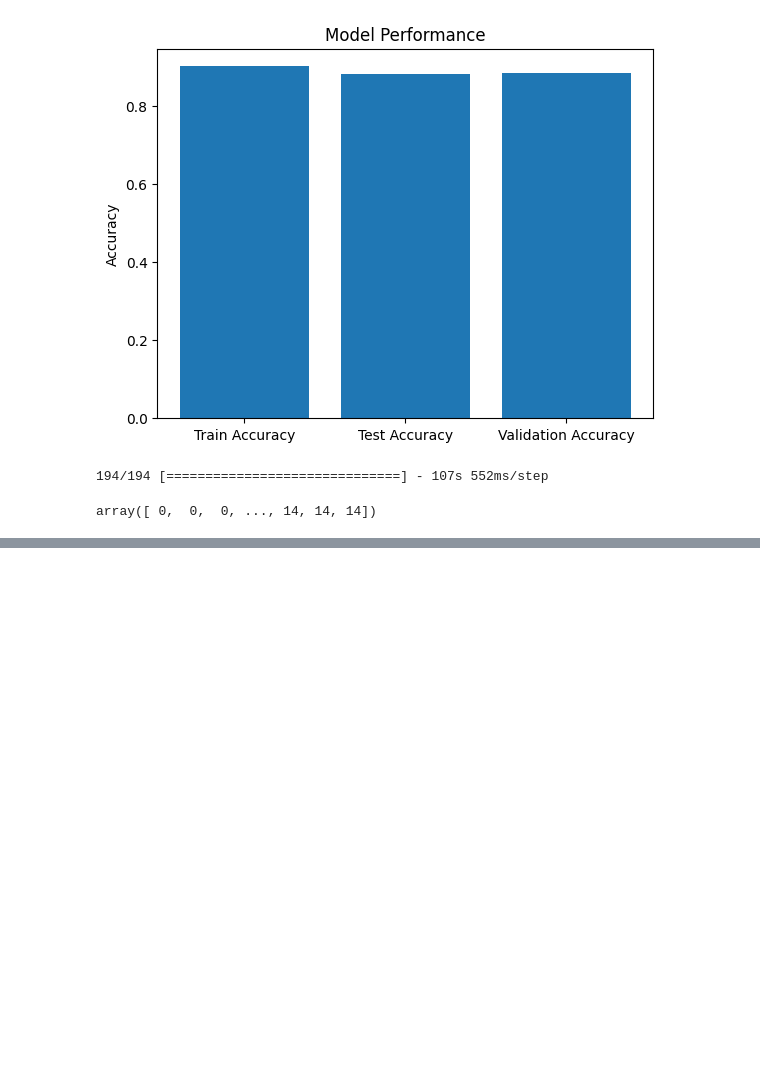
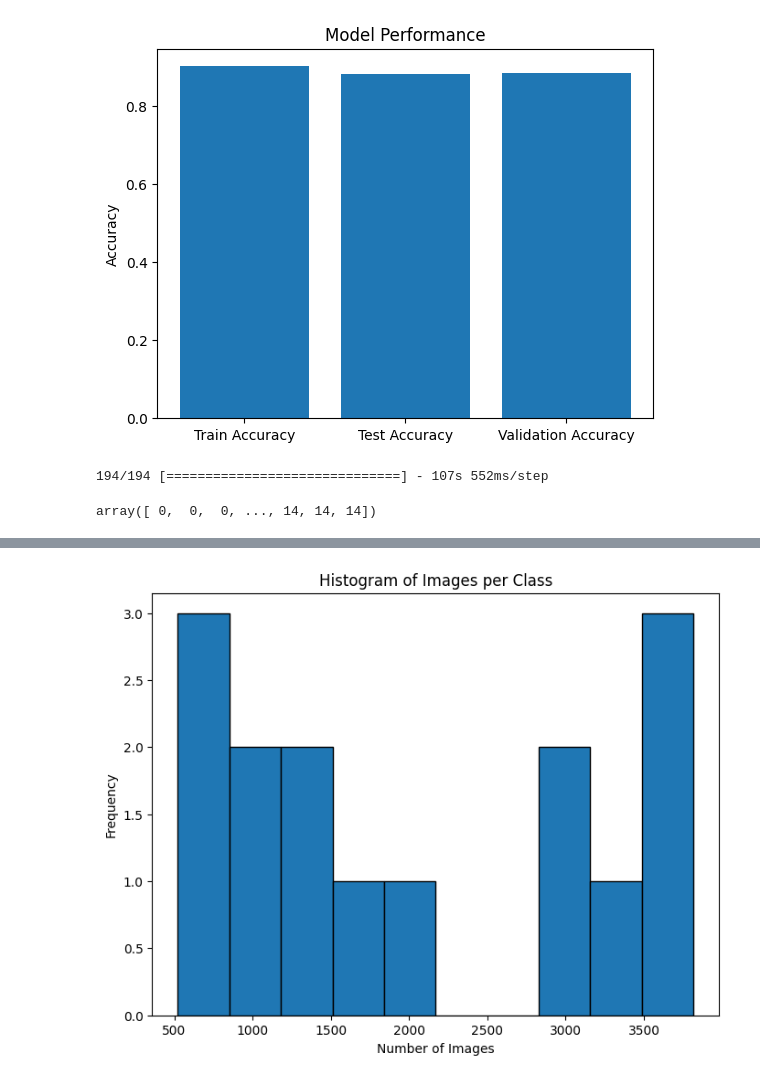
Before and after one commit to NishatVasker/Feeding_Nation_Main_Research, a Jupyter notebook: Fedding_Nation_01.ipynb, the cells around one changed output, grey strips where cells are left out. Cells and saved outputs as stored; diff of their text form; code cells hidden in the pictures; blank space fills up the shorter version.

```diff
--- a/Fedding_Nation_01.ipynb
+++ b/Fedding_Nation_01.ipynb
@@ -423,0 +681,96 @@ ValueError: ignored
+# %%
+import matplotlib.pyplot as plt
+import numpy as np
+
+# Class names and labels
+labels = ['Potato___Healthy', 'Corn___Healthy', 'Wheat___Healthy', 'Potato___Late_Blight', 'Rice___Leaf_Blast',
+          'Wheat___Brown_Rust', 'Rice___Healthy', 'Corn___Gray_Leaf_Spot', 'Potato___Early_Blight',
+          'Rice___Brown_Spot', 'Wheat___Yellow_Rust', 'Corn___Common_Rust', 'Invalid', 'Corn___Leaf_Blight',
+          'Rice___Hispa']
+
+# Sample data for different types of graphs (replace with actual data)
+# You can use your actual data or analyze the model predictions for generating the graphs.
+
+# Sample data for histogram
+hist_data = [2006, 3718, 1497, 3131, 1182, 1128, 523, 3284, 3149, 563, 1156, 3814, 1563, 3816, 523]
+
+# Sample data for bar chart with error bars
+bar_data = [3000, 4000, 2500, 3500, 4200]
+errors = [200, 300, 150, 250, 180]
+
+# Sample data for box plot with multiple categories
+box_data1 = [10, 20, 25, 30, 35]
+box_data2 = [15, 18, 22, 28, 32]
+box_data3 = [8, 12, 16, 20, 24]
+
+# Sample data for pie chart
+pie_data = [15, 30, 45, 10]
+explode = [0, 0.1, 0, 0]
+
+# Sample data for scatter plot
+x_coords = np.random.randint(0, 100, len(labels))
+y_coords = np.random.randint(0, 100, len(labels))
+
+# Plotting different types of graphs
+
+# Histogram
+plt.figure(figsize=(8, 6))
+plt.hist(hist_data, bins=10, edgecolor='black')
+plt.xlabel('Number of Images')
+plt.ylabel('Frequency')
+plt.title('Histogram of Images per Class')
+plt.show()
+
+# Bar chart with error bars
+plt.figure(figsize=(8, 6))
+plt.bar(labels, bar_data, yerr=errors, capsize=5)
+plt.xlabel('Crop Disease Classes')
+plt.ylabel('Count')
+plt.title('Bar Chart of Crop Disease Classes with Error Bars')
+plt.xticks(rotation=45)
+plt.show()
+
+# Box plot with multiple categories
+plt.figure(figsize=(8, 6))
+plt.boxplot([box_data1, box_data2, box_data3], labels=['Category 1', 'Category 2', 'Category 3'])
+plt.xlabel('Categories')
+plt.ylabel('Values')
+plt.title('Box Plot of Multiple Categories')
+plt.show()
+
+# Pie chart with exploded sections
+plt.figure(figsize=(8, 8))
+plt.pie(pie_data, labels=labels, explode=explode, autopct='%1.1f%%', shadow=True)
+plt.title('Pie Chart of Crop Disease Classes')
+plt.axis('equal')
+plt.show()
+
+# Scatter plot with class labels
+class_colors = {
+    'Potato___Healthy': 'red',
+    'Corn___Healthy': 'blue',
+    'Wheat___Healthy': 'green',
+    'Potato___Late_Blight': 'purple',
+    'Rice___Leaf_Blast': 'orange',
+    'Wheat___Brown_Rust': 'pink',
+    'Rice___Healthy': 'cyan',
+    'Corn___Gray_Leaf_Spot': 'gray',
+    'Potato___Early_Blight': 'brown',
+    'Rice___Brown_Spot': 'yellow',
+    'Wheat___Yellow_Rust': 'black',
+    'Corn___Common_Rust': 'magenta',
+    'Invalid': 'lightblue',
+    'Corn___Leaf_Blight': 'lightgreen',
+    'Rice___Hispa': 'lightcoral'
+}
+
+plt.figure(figsize=(8, 6))
+for i, label in enumerate(labels):
+    plt.scatter(x_coords[i], y_coords[i], c=class_colors[label], label=label)
+plt.xlabel('X-coordinate')
+plt.ylabel('Y-coordinate')
+plt.title('Scatter Plot of Crop Disease Classes')
+plt.legend()
+plt.show()
+# %% [output]
+[figure, added]
```
Also changed, not shown: parts of 12 cells of this notebook.
